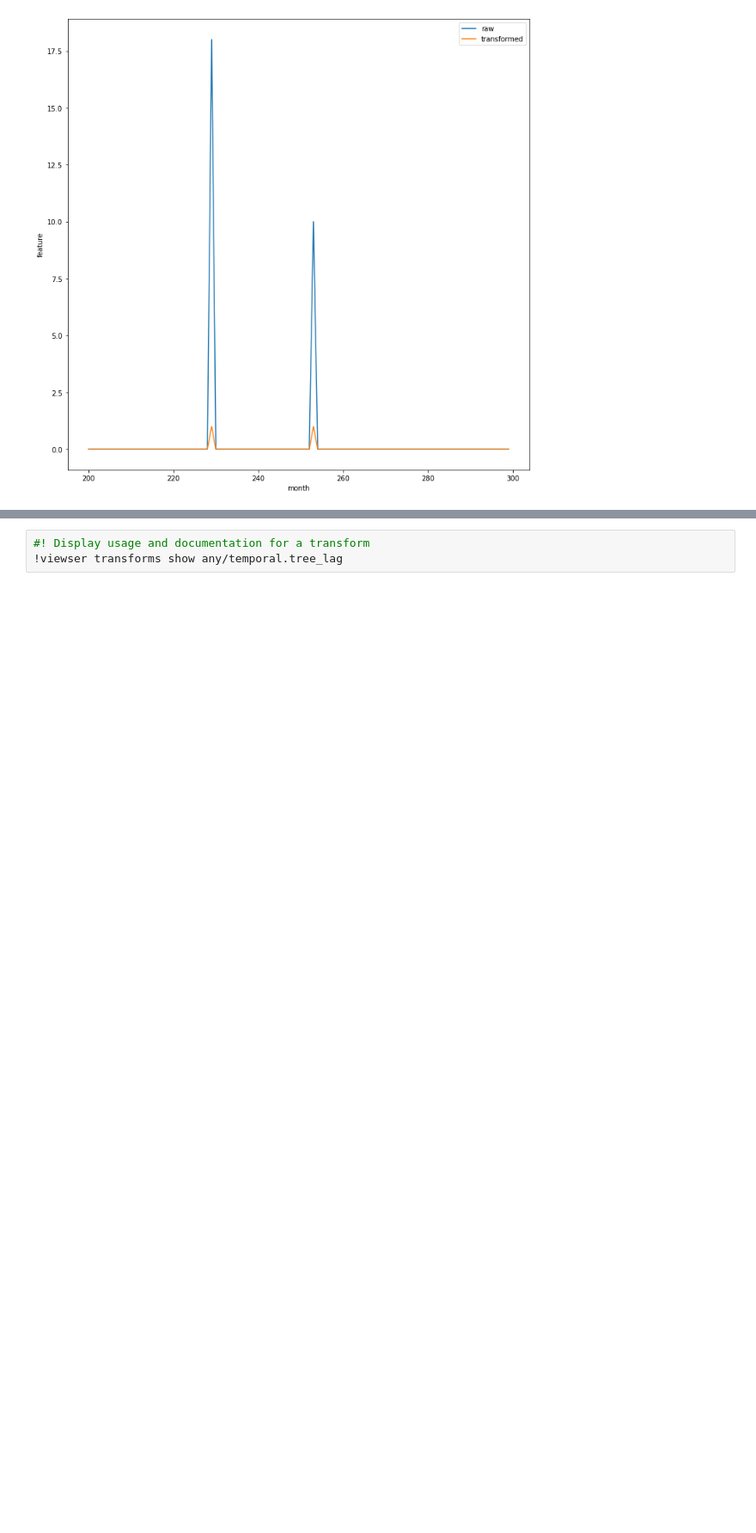
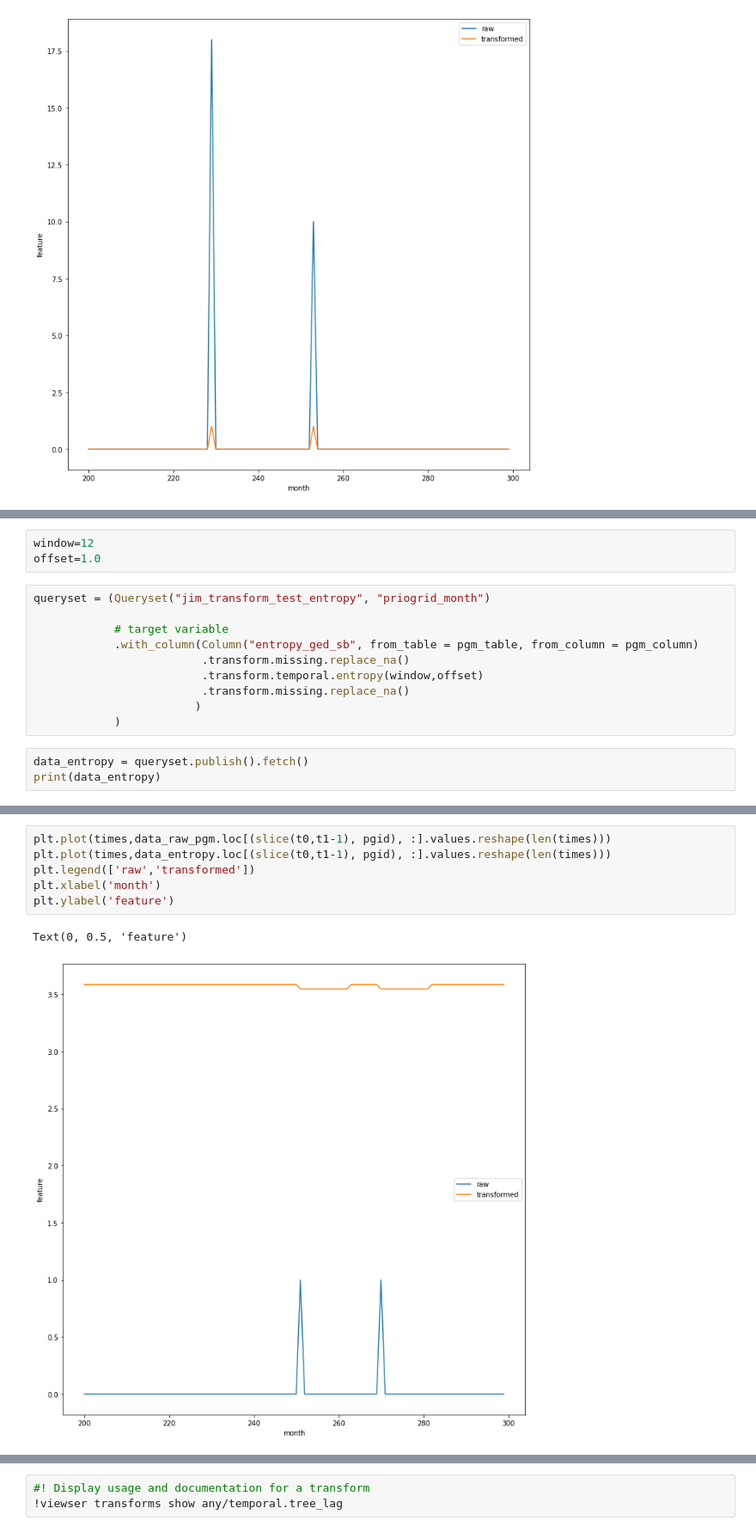
Before and after one commit to prio-data/views3, a Jupyter notebook: examples/transform_examples.ipynb, the cells around one changed output, grey strips where cells are left out. Shown at 86% size. Saved outputs shown, nothing was run; the diff lists cells and outputs as text; blank space fills up the shorter version.

Commit message:
add entropy example to notebook

```diff
--- a/examples/transform_examples.ipynb
+++ b/examples/transform_examples.ipynb
@@ -1471,0 +1498,16 @@ Text(0, 0.5, 'feature')
+# %%
+window=12
+offset=1.0
+# %%
+queryset = (Queryset("jim_transform_test_entropy", "priogrid_month")
+
+            # target variable
+            .with_column(Column("entropy_ged_sb", from_table = pgm_table, from_column = pgm_column)
+                         .transform.missing.replace_na()
+                         .transform.temporal.entropy(window,offset)
+                         .transform.missing.replace_na()
+                        )
+            )
+# %%
+data_entropy = queryset.publish().fetch()
+print(data_entropy)
@@ -1472,3 +1530,12 @@ Text(0, 0.5, 'feature')
+# %%
+plt.plot(times,data_raw_pgm.loc[(slice(t0,t1-1), pgid), :].values.reshape(len(times)))
+plt.plot(times,data_entropy.loc[(slice(t0,t1-1), pgid), :].values.reshape(len(times)))
+plt.legend(['raw','transformed'])
+plt.xlabel('month')
+plt.ylabel('feature')
+# %% [output]
+Text(0, 0.5, 'feature')
+[figure, added]
 # %% [markdown]
 <a id='temporal.treelag'></a>
 ## temporal.treelag
```
Also changed, not shown: parts of 8 cells of this notebook.
